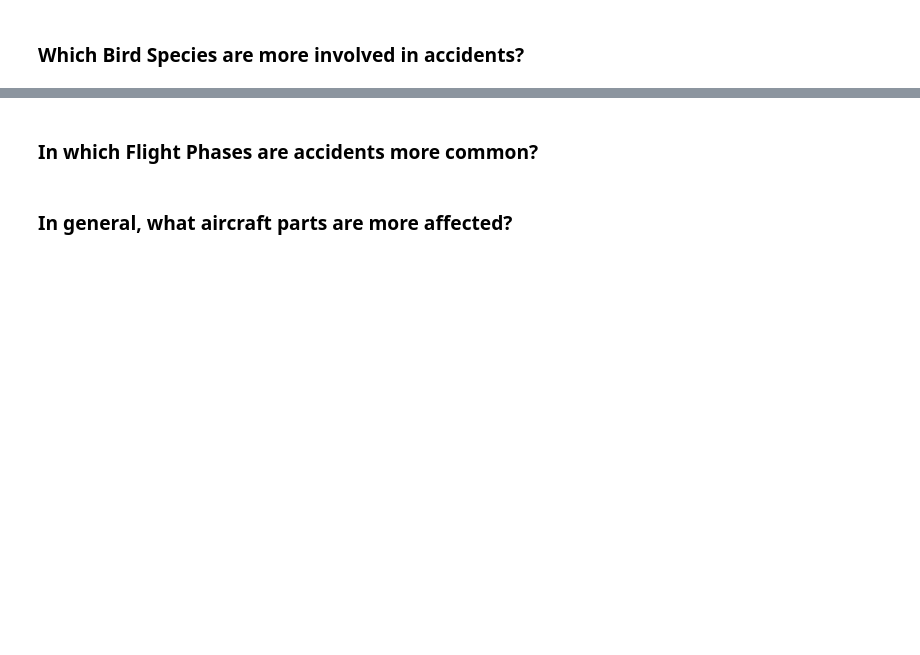
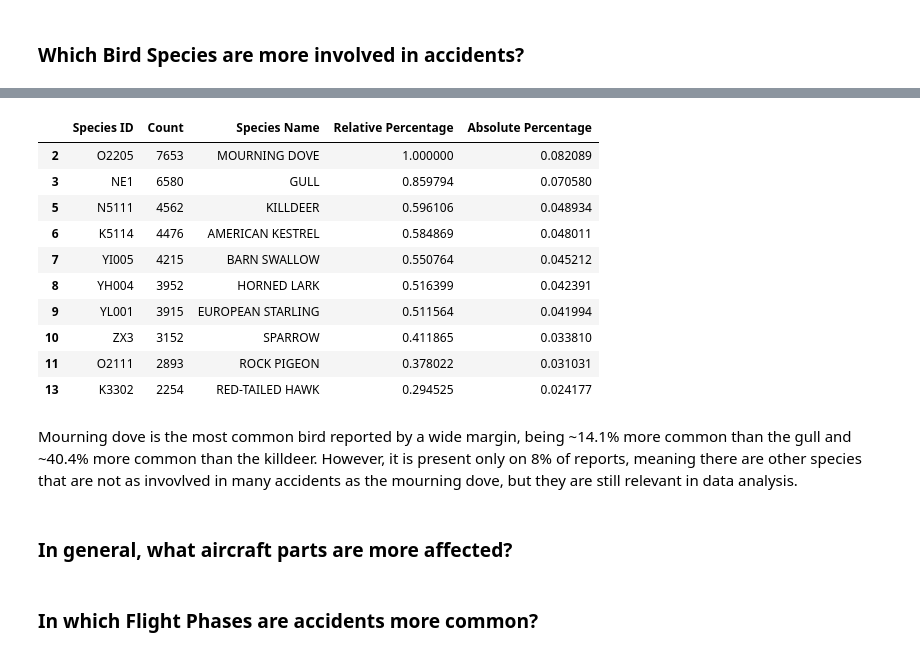
Before and after one commit to MvKaio/StudyOfAircraftWildlifeStrikes, a Jupyter notebook: notebooks/ExploratoryAnalysis.ipynb, the cells around one changed output, grey strips where cells are left out. Drawn from its saved outputs; the diff is of its cells as text; code cells hidden in the pictures; blank space fills up the shorter version.

```diff
--- a/notebooks/ExploratoryAnalysis.ipynb
+++ b/notebooks/ExploratoryAnalysis.ipynb
@@ -66,0 +85,20 @@ plt.show()
+# %%
+birdSpecies["Relative Percentage"]: pd.Series = birdSpecies["Count"] / int(birdSpecies[birdSpecies["Species Name"] == "MOURNING DOVE"]["Count"])
+birdSpecies["Absolute Percentage"]: pd.Series = birdSpecies["Count"] / birdSpecies["Count"].sum()
+birdSpecies.head(10)
+# %% [output]
+|  | Species ID | Count | Species Name | Relative Percentage | Absolute Percentage |
+| 2 | O2205 | 7653 | MOURNING DOVE | 1.000000 | 0.082089 |
+| 3 | NE1 | 6580 | GULL | 0.859794 | 0.070580 |
+| 5 | N5111 | 4562 | KILLDEER | 0.596106 | 0.048934 |
+| 6 | K5114 | 4476 | AMERICAN KESTREL | 0.584869 | 0.048011 |
+| 7 | YI005 | 4215 | BARN SWALLOW | 0.550764 | 0.045212 |
+| 8 | YH004 | 3952 | HORNED LARK | 0.516399 | 0.042391 |
+| 9 | YL001 | 3915 | EUROPEAN STARLING | 0.511564 | 0.041994 |
+| 10 | ZX3 | 3152 | SPARROW | 0.411865 | 0.033810 |
+| 11 | O2111 | 2893 | ROCK PIGEON | 0.378022 | 0.031031 |
+| 13 | K3302 | 2254 | RED-TAILED HAWK | 0.294525 | 0.024177 |
+# %% [markdown]
+Mourning dove is the most common bird reported by a wide margin, being ~14.1% more common than the gull and ~40.4% more common than the killdeer. However, it is present only on 8% of reports, meaning there are other species that are not as invovlved in many accidents as the mourning dove, but they are still relevant in data analysis.
+# %% [markdown]
+### In general, what aircraft parts are more affected?
@@ -67,4 +107,2 @@ plt.show()
 # %% [markdown]
 ### In which Flight Phases are accidents more common?
-# %% [markdown]
-### In general, what aircraft parts are more affected?
```
Also changed, not shown: parts of 9 cells of this notebook.
